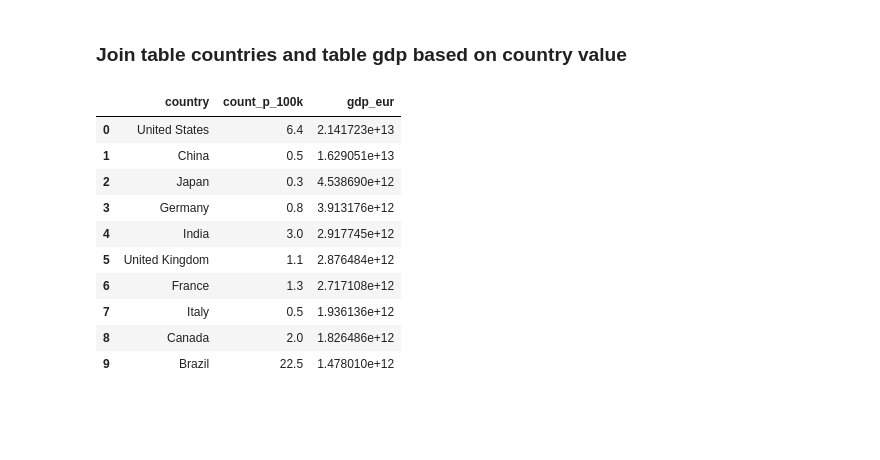
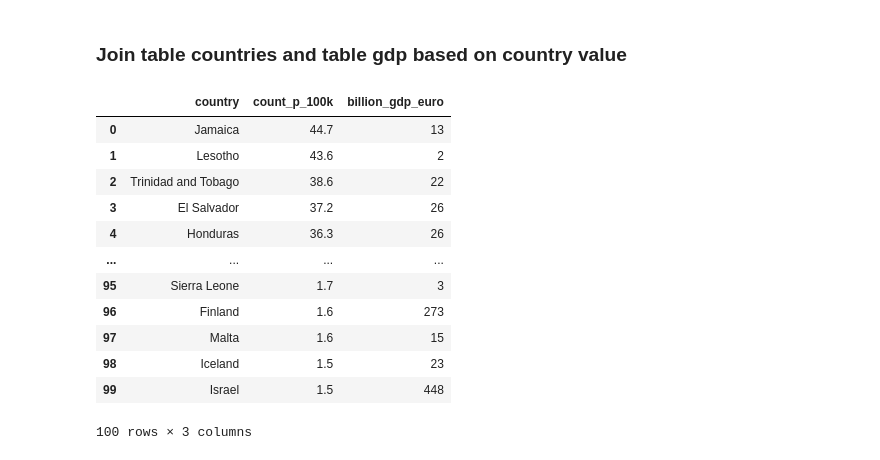
Before and after one commit to sebi-gr/fh_bdeng_criminal_soccer, a Jupyter notebook: spark_analysis.ipynb, the cells around one changed output. Cells and saved outputs as stored; diff of their text form; code cells hidden in the pictures; blank space fills up the shorter version.

Commit message:
slight adjustment in last table

```diff
--- a/spark_analysis.ipynb
+++ b/spark_analysis.ipynb
@@ -174,24 +174,26 @@ pandas_df.head(10)
 # %% [markdown]
 ### Join table countries and table gdp based on country value
 # %%
-query = """SELECT c.country, c.count_p_100k, g.gdp_eur
+query = """SELECT c.country, c.count_p_100k, cast((g.gdp_eur / 1000000000) as INT) as billion_gdp_euro
                 FROM countries c
                 JOIN gdp g ON c.country = TRIM(TRIM('}',SUBSTRING(cast(g.country as String), 5)))
-                order by g.gdp_eur desc
+                order by c.count_p_100k desc
             """
 
 df = spark.sql(query)
 pandas_df = df.toPandas()
-pandas_df.head(10)
+pandas_df.head(100)
 # %% [output]
-|  | country | count_p_100k | gdp_eur |
-| 0 | United States | 6.4 | 2.141723e+13 |
-| 1 | China | 0.5 | 1.629051e+13 |
-| 2 | Japan | 0.3 | 4.538690e+12 |
-| 3 | Germany | 0.8 | 3.913176e+12 |
-| 4 | India | 3.0 | 2.917745e+12 |
-| 5 | United Kingdom | 1.1 | 2.876484e+12 |
-| 6 | France | 1.3 | 2.717108e+12 |
-| 7 | Italy | 0.5 | 1.936136e+12 |
-| 8 | Canada | 2.0 | 1.826486e+12 |
-| 9 | Brazil | 22.5 | 1.478010e+12 |
+|  | country | count_p_100k | billion_gdp_euro |
+| 0 | Jamaica | 44.7 | 13 |
+| 1 | Lesotho | 43.6 | 2 |
+| 2 | Trinidad and Tobago | 38.6 | 22 |
+| 3 | El Salvador | 37.2 | 26 |
+| 4 | Honduras | 36.3 | 26 |
+| ... | ... | ... | ... |
+| 95 | Sierra Leone | 1.7 | 3 |
+| 96 | Finland | 1.6 | 273 |
+| 97 | Malta | 1.6 | 15 |
+| 98 | Iceland | 1.5 | 23 |
+| 99 | Israel | 1.5 | 448 |
+100 rows × 3 columns
```
